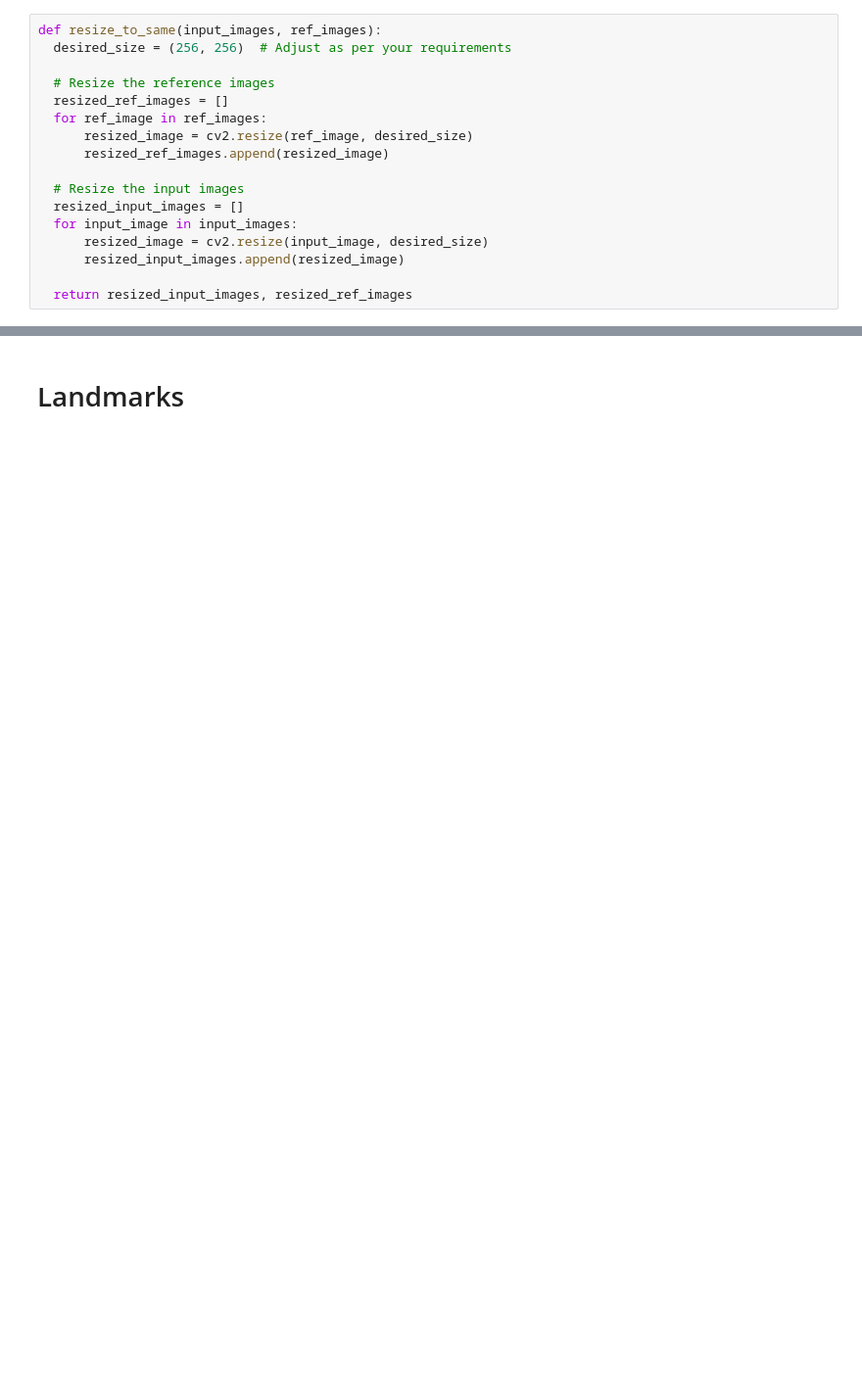
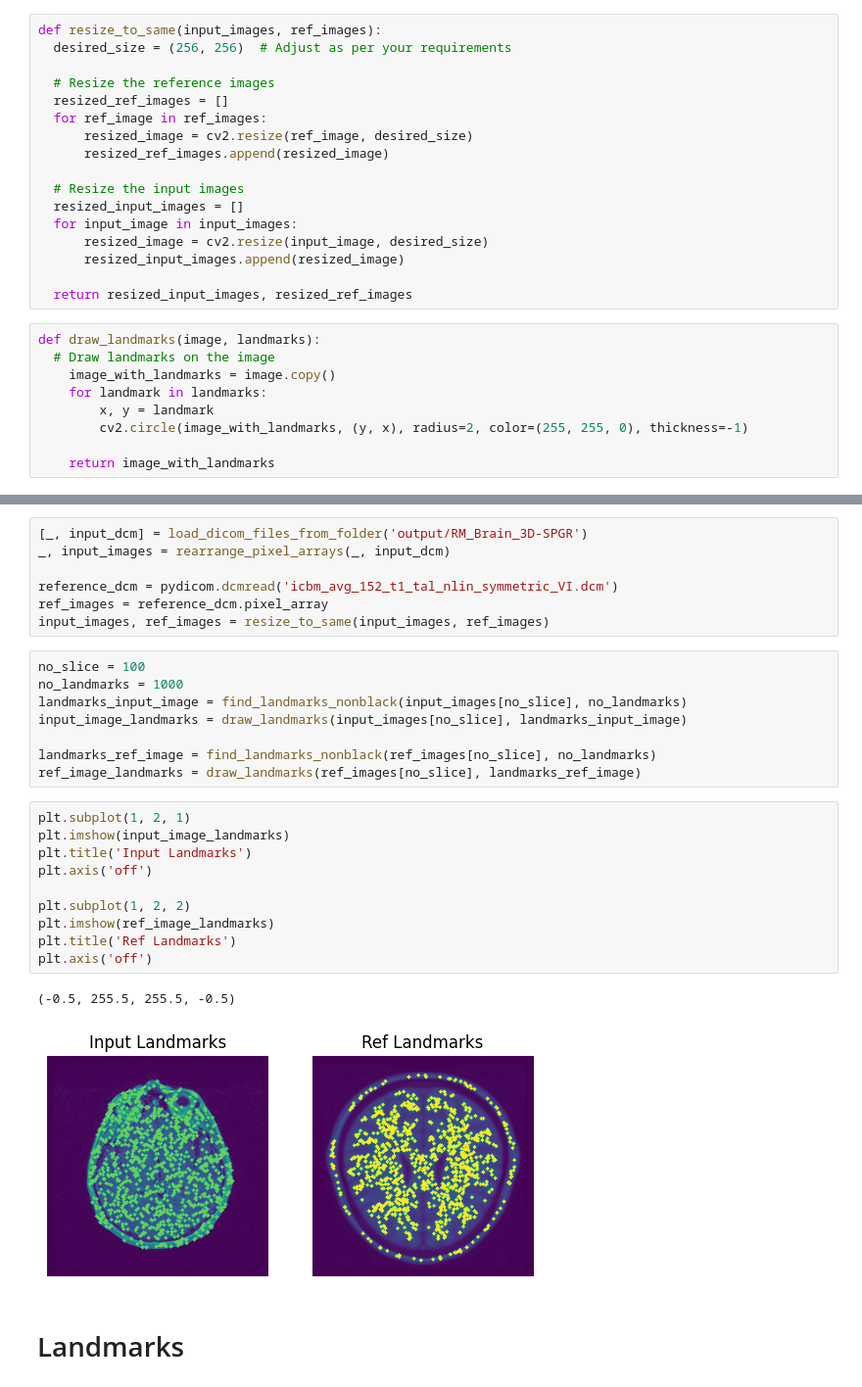
Before and after one commit to claredavies/MedicalImaging, a Jupyter notebook: MedicalImagingProject.ipynb, the cells around one changed output, grey strips where cells are left out. Shown at 98% size. Saved outputs shown, nothing was run; the diff lists cells and outputs as text; blank space fills up the shorter version.

Commit message:
Able to threshold to get landmarks

```diff
--- a/MedicalImagingProject.ipynb
+++ b/MedicalImagingProject.ipynb
@@ -478,3 +474,12 @@ def resize_to_same(input_images, ref_images):
       resized_input_images.append(resized_image)
 
   return resized_input_images, resized_ref_images
+# %%
+def draw_landmarks(image, landmarks):
+  # Draw landmarks on the image
+    image_with_landmarks = image.copy()
+    for landmark in landmarks:
+        x, y = landmark
+        cv2.circle(image_with_landmarks, (y, x), radius=2, color=(255, 255, 0), thickness=-1)
+
+    return image_with_landmarks
@@ -481,2 +508,30 @@ def resize_to_same(input_images, ref_images):
+# %%
+[_, input_dcm] = load_dicom_files_from_folder('output/RM_Brain_3D-SPGR')
+_, input_images = rearrange_pixel_arrays(_, input_dcm)
+
+reference_dcm = pydicom.dcmread('icbm_avg_152_t1_tal_nlin_symmetric_VI.dcm')
+ref_images = reference_dcm.pixel_array
+input_images, ref_images = resize_to_same(input_images, ref_images)
+# %%
+no_slice = 100
+no_landmarks = 1000
+landmarks_input_image = find_landmarks_nonblack(input_images[no_slice], no_landmarks)
+input_image_landmarks = draw_landmarks(input_images[no_slice], landmarks_input_image)
+
+landmarks_ref_image = find_landmarks_nonblack(ref_images[no_slice], no_landmarks)
+ref_image_landmarks = draw_landmarks(ref_images[no_slice], landmarks_ref_image)
+# %%
+plt.subplot(1, 2, 1)
+plt.imshow(input_image_landmarks)
+plt.title('Input Landmarks')
+plt.axis('off')
+
+plt.subplot(1, 2, 2)
+plt.imshow(ref_image_landmarks)
+plt.title('Ref Landmarks')
+plt.axis('off')
+# %% [output]
+(-0.5, 255.5, 255.5, -0.5)
+[figure, added]
 # %% [markdown]
 # Landmarks
```
Also changed, not shown: parts of 20 cells of this notebook.
